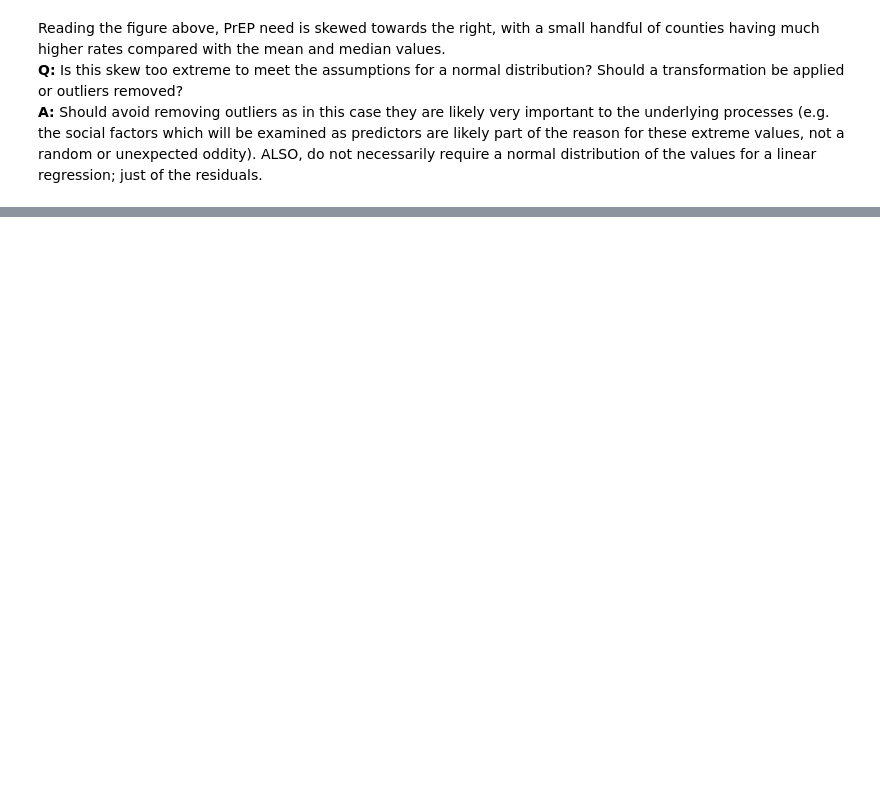
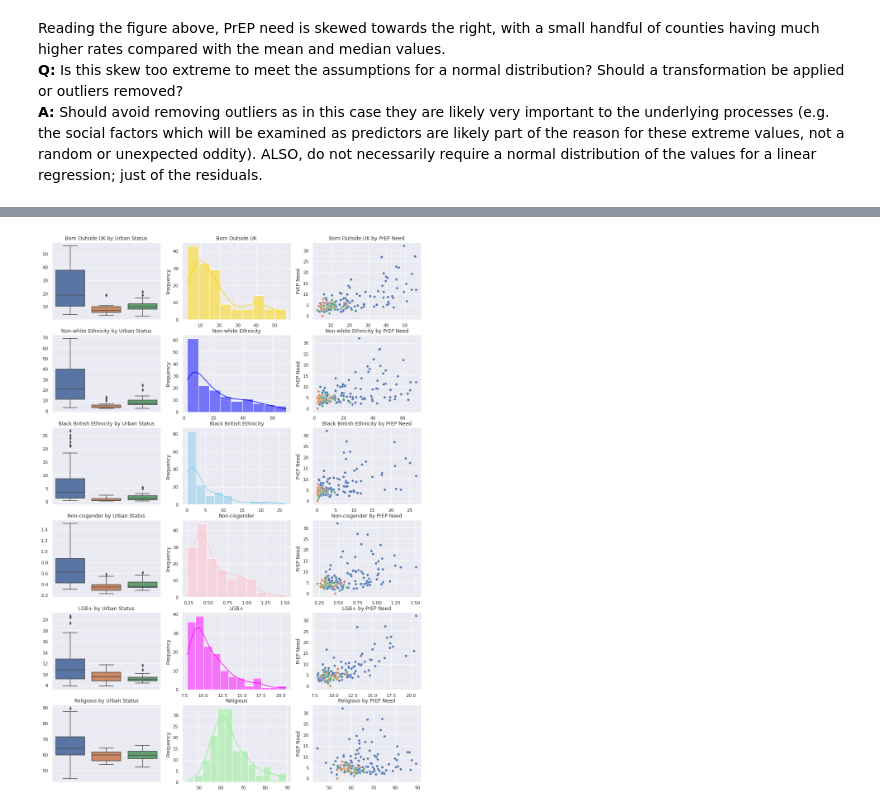
Before and after one commit to joepost/CASA0007_MajorAssessment, a Jupyter notebook: python_notebook.ipynb, the cells around one changed output, grey strips where cells are left out. Cells and saved outputs as stored; diff of their text form; code cells hidden in the pictures; blank space fills up the shorter version.

```diff
--- a/python_notebook.ipynb
+++ b/python_notebook.ipynb
@@ -615,0 +679,56 @@ Reading the figure above, PrEP need is skewed towards the right, with a small ha
+# %%
+#define dimensions of subplots (rows, columns)
+fig, axes = plt.subplots(6, 3, figsize = (16,24))
+
+#set theme
+sns.set(style="darkgrid")
+
+#create chart in each subplot
+sa1 = sns.boxplot(data=full_df, x='ru_3fold', y='cob_non_uk_pc', ax=axes[0,0]).set(title="Born Outside UK by Urban Status",
+                                                                            xticklabels=[], xlabel=None, ylabel=None)
+sb1 = sns.histplot(data=full_df, x='cob_non_uk_pc', color = "gold", kde = True, ax=axes[0,1]).set(title="Born Outside UK",
+                                                                                                  xlabel = "", ylabel="Frequency")
+sc1 = sns.scatterplot(data=full_df, x='cob_non_uk_pc', y='prepneed_value', hue = 'ru_3fold',
+                ax=axes[0,2], legend=False).set(title="Born Outside UK by PrEP Need", xlabel = "", ylabel = "PrEP Need")
+
+sa2 = sns.boxplot(data=full_df, x='ru_3fold', y='non_white_pc', ax=axes[1,0]).set(title="Non-white Ethnicity by Urban Status",
+                                                                            xticklabels=[], xlabel=None, ylabel=None)
+sb2 = sns.histplot(data=full_df, x='non_white_pc', color = "blue", kde = True, ax=axes[1,1]).set(title="Non-white Ethnicity",
+                                                                                                 xlabel = "", ylabel="Frequency")
+sc2 = sns.scatterplot(data=full_df, x='non_white_pc', y='prepneed_value',  hue = 'ru_3fold',
+                ax=axes[1,2], legend=False).set(title="Non-white Ethnicity by PrEP Need", xlabel = "", ylabel = "PrEP Need")
+
+sa3 = sns.boxplot(data=full_df, x='ru_3fold', y='black_british_pc', ax=axes[2,0]).set(title="Black British Ethnicity by Urban Status",
+                                                                            xticklabels=[], xlabel=None, ylabel=None)
+sb3 = sns.histplot(data=full_df, x='black_british_pc', color = "skyblue", kde = True, ax=axes[2,1]).set(title="Black British Ethnicity",
+                                                                                                        xlabel = "", ylabel="Frequency")
+sc3 = sns.scatterplot(data=full_df, x='black_british_pc', y='prepneed_value',  hue = 'ru_3fold',
+                ax=axes[2,2], legend=False).set(title="Black British Ethnicity by PrEP Need", xlabel = "", ylabel = "PrEP Need")
+
+sa4 = sns.boxplot(data=full_df, x='ru_3fold', y='non_cis_pc', ax=axes[3,0]).set(title="Non-cisgender by Urban Status",
+                                                                            xticklabels=[], xlabel=None, ylabel=None)
+sb4 = sns.histplot(data=full_df, x='non_cis_pc', color = "pink", kde = True, ax=axes[3,1]).set(title="Non-cisgender",
+                                                                                               xlabel = "", ylabel="Frequency")
+sc4 = sns.scatterplot(data=full_df, x='non_cis_pc', y='prepneed_value',  hue = 'ru_3fold',
+                ax=axes[3,2], legend=False).set(title="Non-cisgender by PrEP Need", xlabel = "", ylabel = "PrEP Need")
+
+sa5 = sns.boxplot(data=full_df, x='ru_3fold', y='non_hetero_pc', ax=axes[4,0]).set(title="LGB+ by Urban Status",
+                                                                            xticklabels=[], xlabel=None, ylabel=None)
+sb5 = sns.histplot(data=full_df, x='non_hetero_pc', color = "magenta", kde = True, ax=axes[4,1]).set(title="LGB+",
+                                                                                                     xlabel = "", ylabel="Frequency")
+sc5 = sns.scatterplot(data=full_df, x='non_hetero_pc', y='prepneed_value',  hue = 'ru_3fold',
+                ax=axes[4,2], legend=False).set(title="LGB+ by PrEP Need", xlabel = "", ylabel = "PrEP Need")
+
+sa6 = sns.boxplot(data=full_df, x='ru_3fold', y='religious_pc', ax=axes[5,0]).set(title="Religious by Urban Status",
+                                                                            xticklabels=[], xlabel=None, ylabel=None)
+sb6 = sns.histplot(data=full_df, x='religious_pc', color = "lightgreen", kde = True, ax=axes[5,1]).set(title="Religious",
+                                                                                                       xlabel = "", ylabel="Frequency")
+sc6 = sns.scatterplot(data=full_df, x='religious_pc', y='prepneed_value',  hue = 'ru_3fold',
+                ax=axes[5,2], legend=False).set(title="Religious by PrEP Need", xlabel = "", ylabel = "PrEP Need")
+
+# create shared legend
+# plt.legend(loc='upper right')
+
+plt.show()
+# %% [output]
+[figure, added]
```
Also changed, not shown: parts of 7 cells of this notebook, 1 other file.
